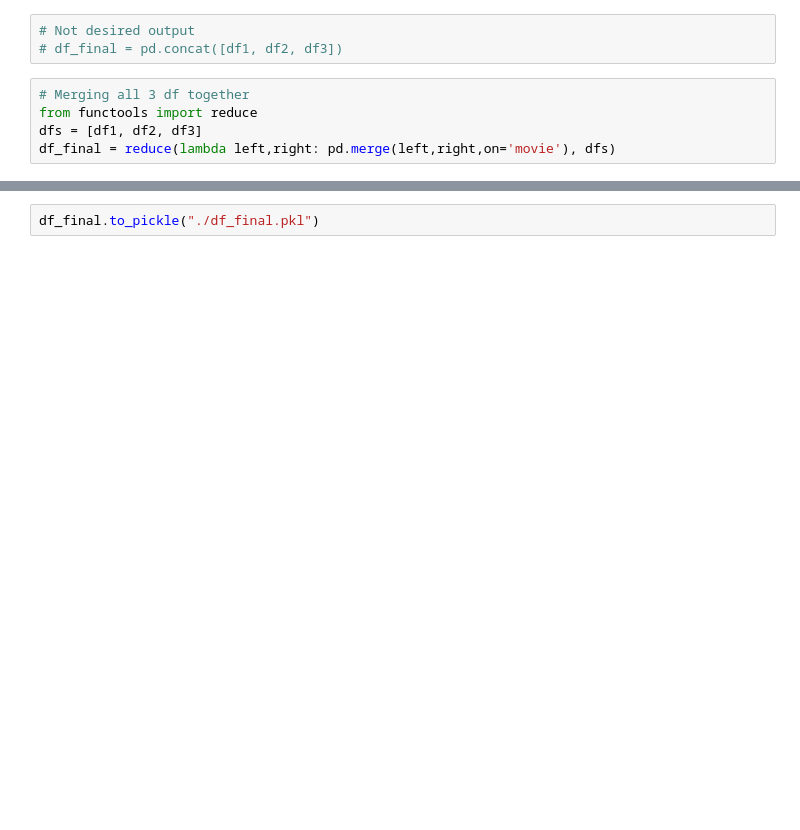
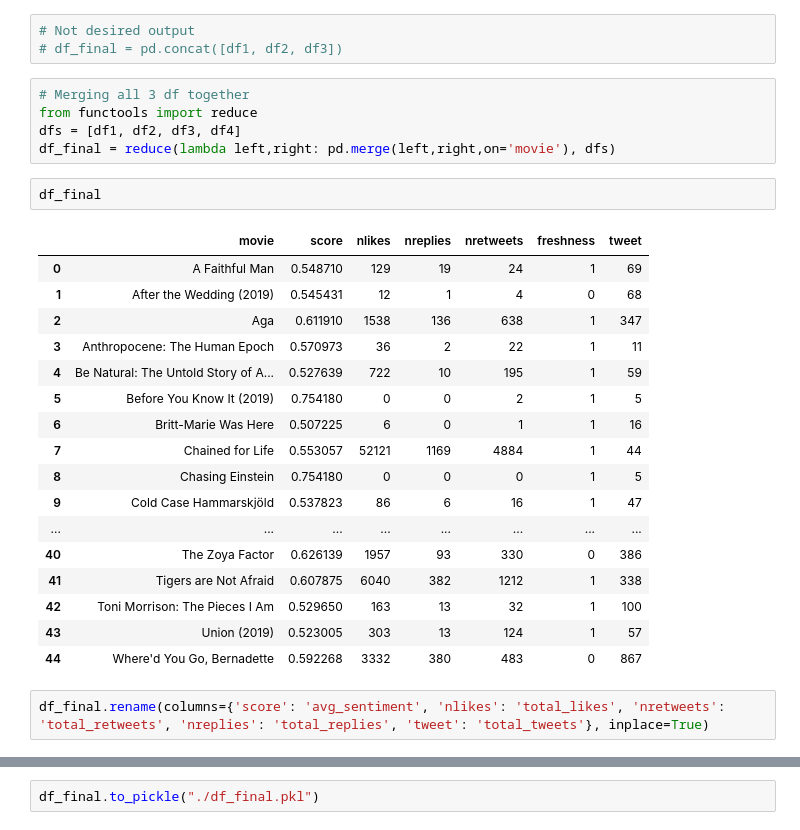
Before and after one commit to JonBebi/TrailerProphet, a Jupyter notebook: Twint.ipynb, the cells around one changed output, grey strips where cells are left out. Cells and saved outputs as stored; diff of their text form; blank space fills up the shorter version.

```diff
--- a/Twint.ipynb
+++ b/Twint.ipynb
@@ -397,8 +440,30 @@ df3
 # %%
 # Merging all 3 df together
 from functools import reduce
-dfs = [df1, df2, df3]
+dfs = [df1, df2, df3, df4]
 df_final = reduce(lambda left,right: pd.merge(left,right,on='movie'), dfs)
+# %%
+df_final
+# %% [output]
+|  | movie | score | nlikes | nreplies | nretweets | freshness | tweet |
+| 0 | A Faithful Man | 0.548710 | 129 | 19 | 24 | 1 | 69 |
+| 1 | After the Wedding (2019) | 0.545431 | 12 | 1 | 4 | 0 | 68 |
+| 2 | Aga | 0.611910 | 1538 | 136 | 638 | 1 | 347 |
+| 3 | Anthropocene: The Human Epoch | 0.570973 | 36 | 2 | 22 | 1 | 11 |
+| 4 | Be Natural: The Untold Story of A... | 0.527639 | 722 | 10 | 195 | 1 | 59 |
+| 5 | Before You Know It (2019) | 0.754180 | 0 | 0 | 2 | 1 | 5 |
+| 6 | Britt-Marie Was Here | 0.507225 | 6 | 0 | 1 | 1 | 16 |
+| 7 | Chained for Life | 0.553057 | 52121 | 1169 | 4884 | 1 | 44 |
+| 8 | Chasing Einstein | 0.754180 | 0 | 0 | 0 | 1 | 5 |
+| 9 | Cold Case Hammarskjöld | 0.537823 | 86 | 6 | 16 | 1 | 47 |
+| ... | ... | ... | ... | ... | ... | ... | ... |
+| 40 | The Zoya Factor | 0.626139 | 1957 | 93 | 330 | 0 | 386 |
+| 41 | Tigers are Not Afraid | 0.607875 | 6040 | 382 | 1212 | 1 | 338 |
+| 42 | Toni Morrison: The Pieces I Am | 0.529650 | 163 | 13 | 32 | 1 | 100 |
+| 43 | Union (2019) | 0.523005 | 303 | 13 | 124 | 1 | 57 |
+| 44 | Where'd You Go, Bernadette | 0.592268 | 3332 | 380 | 483 | 0 | 867 |
+# %%
+df_final.rename(columns={'score': 'avg_sentiment', 'nlikes': 'total_likes', 'nretweets': 'total_retweets', 'nreplies': 'total_replies', 'tweet': 'total_tweets'}, inplace=True)
 # %%
 df_final
 # %% [output]
```
Also changed, not shown: parts of 6 cells of this notebook, 1 other file.
